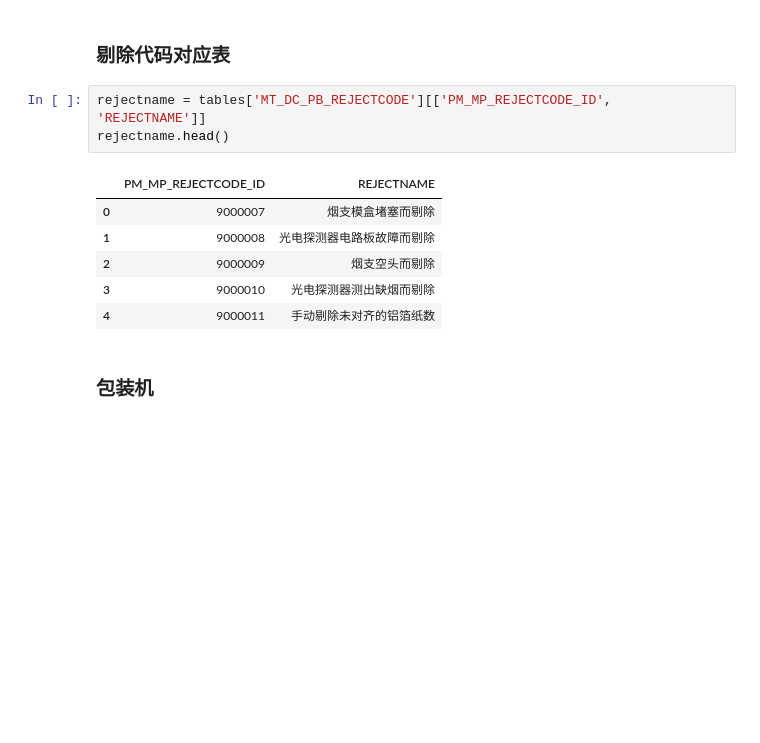
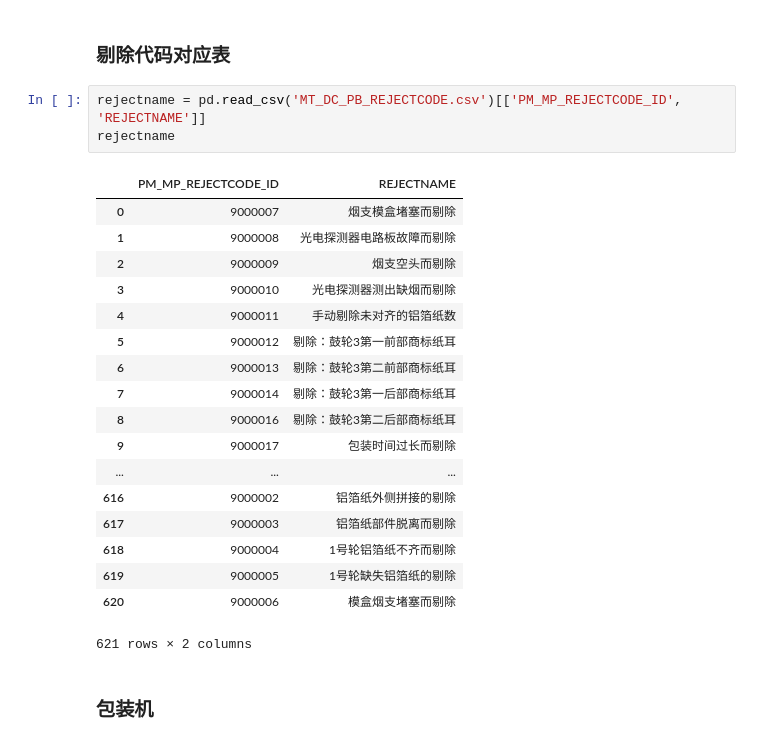
Before and after one commit to zzhhoubin/pydata, a Jupyter notebook: datasets/ncicbj/数据分析.ipynb, the cells around one changed output. Cells and saved outputs as stored; diff of their text form; blank space fills up the shorter version.

```diff
--- a/datasets/ncicbj/数据分析.ipynb
+++ b/datasets/ncicbj/数据分析.ipynb
@@ -620,15 +721,27 @@ plt.show()
 # %% [markdown]
 ### 剔除代码对应表
 # %%
-rejectname = tables['MT_DC_PB_REJECTCODE'][['PM_MP_REJECTCODE_ID', 'REJECTNAME']]
-rejectname.head()
+rejectname = pd.read_csv('MT_DC_PB_REJECTCODE.csv')[['PM_MP_REJECTCODE_ID', 'REJECTNAME']]
+rejectname
 # %% [output]
 |  | PM_MP_REJECTCODE_ID | REJECTNAME |
 | 0 | 9000007 | 烟支模盒堵塞而剔除 |
 | 1 | 9000008 | 光电探测器电路板故障而剔除 |
 | 2 | 9000009 | 烟支空头而剔除 |
 | 3 | 9000010 | 光电探测器测出缺烟而剔除 |
 | 4 | 9000011 | 手动剔除未对齐的铝箔纸数 |
+| 5 | 9000012 | 剔除：鼓轮3第一前部商标纸耳 |
+| 6 | 9000013 | 剔除：鼓轮3第二前部商标纸耳 |
+| 7 | 9000014 | 剔除：鼓轮3第一后部商标纸耳 |
+| 8 | 9000016 | 剔除：鼓轮3第二后部商标纸耳 |
+| 9 | 9000017 | 包装时间过长而剔除 |
+| ... | ... | ... |
+| 616 | 9000002 | 铝箔纸外侧拼接的剔除 |
+| 617 | 9000003 | 铝箔纸部件脱离而剔除 |
+| 618 | 9000004 | 1号轮铝箔纸不齐而剔除 |
+| 619 | 9000005 | 1号轮缺失铝箔纸的剔除 |
+| 620 | 9000006 | 模盒烟支堵塞而剔除 |
+621 rows × 2 columns
 # %% [markdown]
 ### 包装机
 # %%
```
Also changed, not shown: parts of 60 cells of this notebook.
